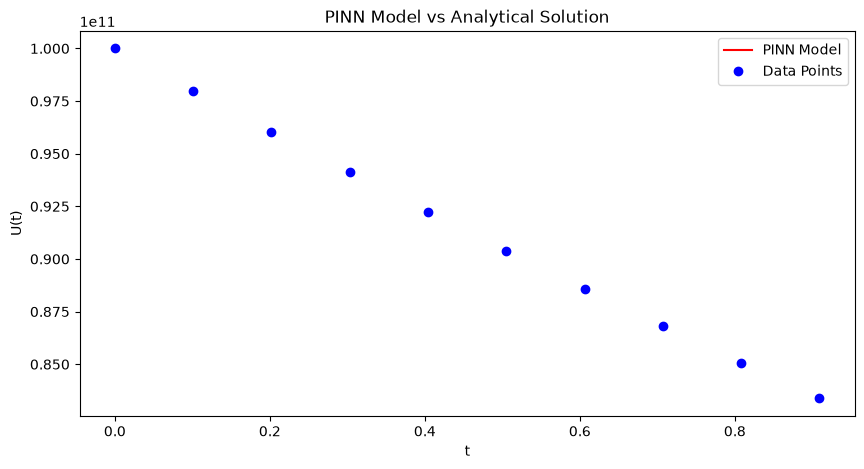
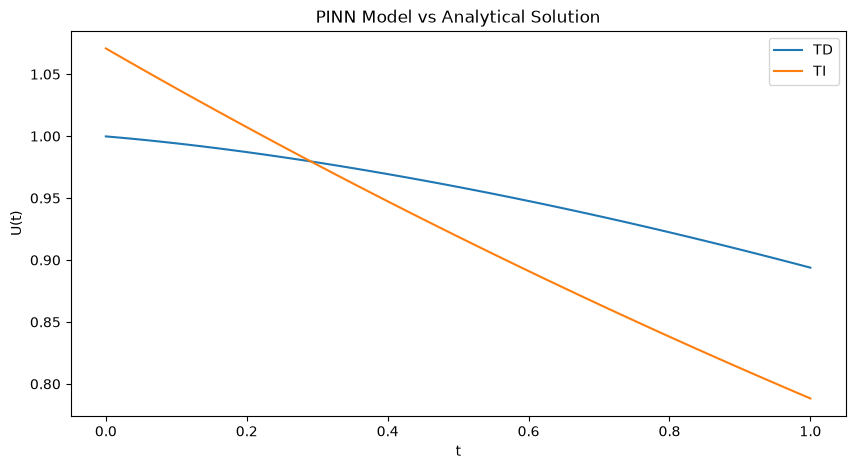
Code edit (unified diff) that turned the first committed figure into the second:
--- before
+++ after
@@ -15,6 +15,6 @@
 #plotting the analytical solution
 # y_pred is currently flattened from (100, 6) -> (600, 1), so recover (100, 6) first
-plt.plot(x.cpu().numpy(), TD_pred, label="TD")
-plt.plot(x.cpu().numpy(), TI_pred, label="TI")
+plt.plot(x.cpu().numpy(), y_pred_td, label="PINN Model", color="red)
+plt.plot(x.cpu().numpy(), y_pred_td, label="PINN Model", color="red")
 
 #plotting the training data points

Commit: Your descriptive commit message